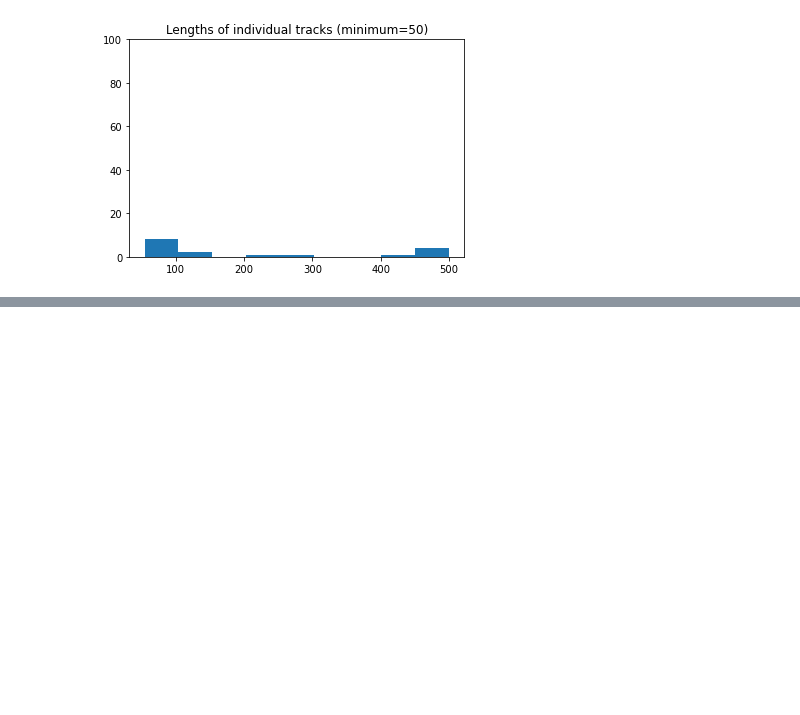
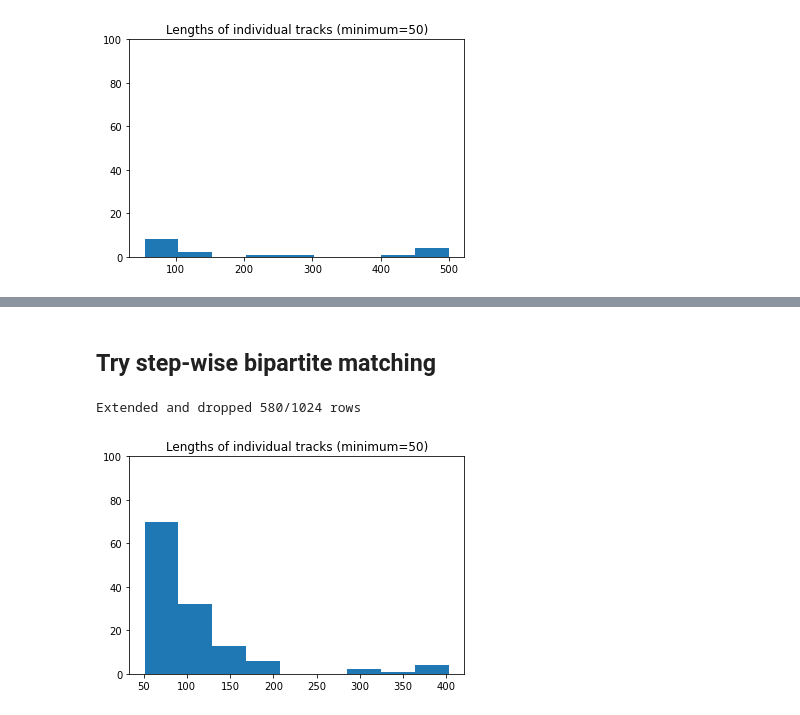
Before and after one commit to ch9nuk9/wbfm, a Jupyter notebook: example-feature-workflow/feature_alignment/Keypoint_stitching_pipeline.ipynb, the cells around one changed output, grey strips where cells are left out. Cells and saved outputs as stored; diff of their text form; code cells hidden in the pictures; blank space fills up the shorter version.

```diff
--- a/example-feature-workflow/feature_alignment/Keypoint_stitching_pipeline.ipynb
+++ b/example-feature-workflow/feature_alignment/Keypoint_stitching_pipeline.ipynb
@@ -143,0 +271,2 @@ for k, val in all_num_tracks.items():
+# %% [markdown]
+## Try step-wise bipartite matching
@@ -143,0 +275,27 @@ for k, val in all_num_tracks.items():
+# %%
+# Build similarity matrix from distance matrix
+# import networkx as nx
+d = all_window_dist[0].copy()
+max_dist = 10.0
+d[d>max_dist] = np.nan
+d = d + d.T # If the other direction is nan, now both are
+d = 1.0/d
+# %%
+kp_df, tracklet_df = separate_keypoints_and_tracklets(clust_df, start, window_length)
+all_bp_matches, all_candidates = stepwise_bipartite_match(tracklet_df, d, start, window_length)
+# all_candidates
+# %%
+stitched_df = consolidate_tracklets(tracklet_df, all_bp_matches, verbose=1)
+# kp_df, tracklet_df = separate_keypoints_and_tracklets(clust_df, start, window_length)
+# get_sink_source_matches(tracklet_df, d, 51)
+# i = 15
+# m = all_bp_matches[i]
+# clust_df.loc[m[0]], clust_df.loc[m[1]]
+# %% [output]
+Extended and dropped 580/1024 rows
+# %%
+from DLC_for_WBFM.utils.feature_detection.visualization_tracks import hist_of_tracklet_lens
+
+all_len = hist_of_tracklet_lens(stitched_df);
+# %% [output]
+[figure, added]
```
Also changed, not shown: parts of 54 cells of this notebook, 3 other files.
